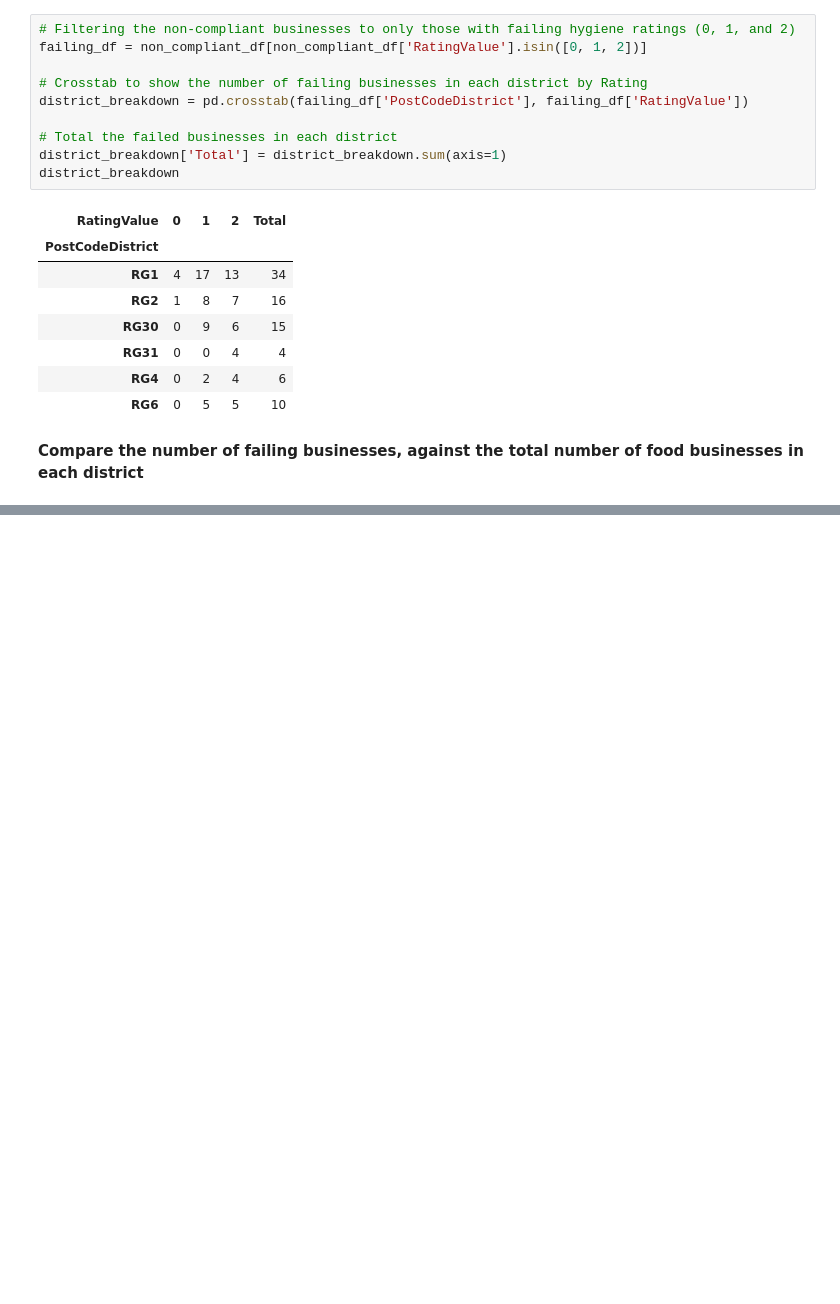
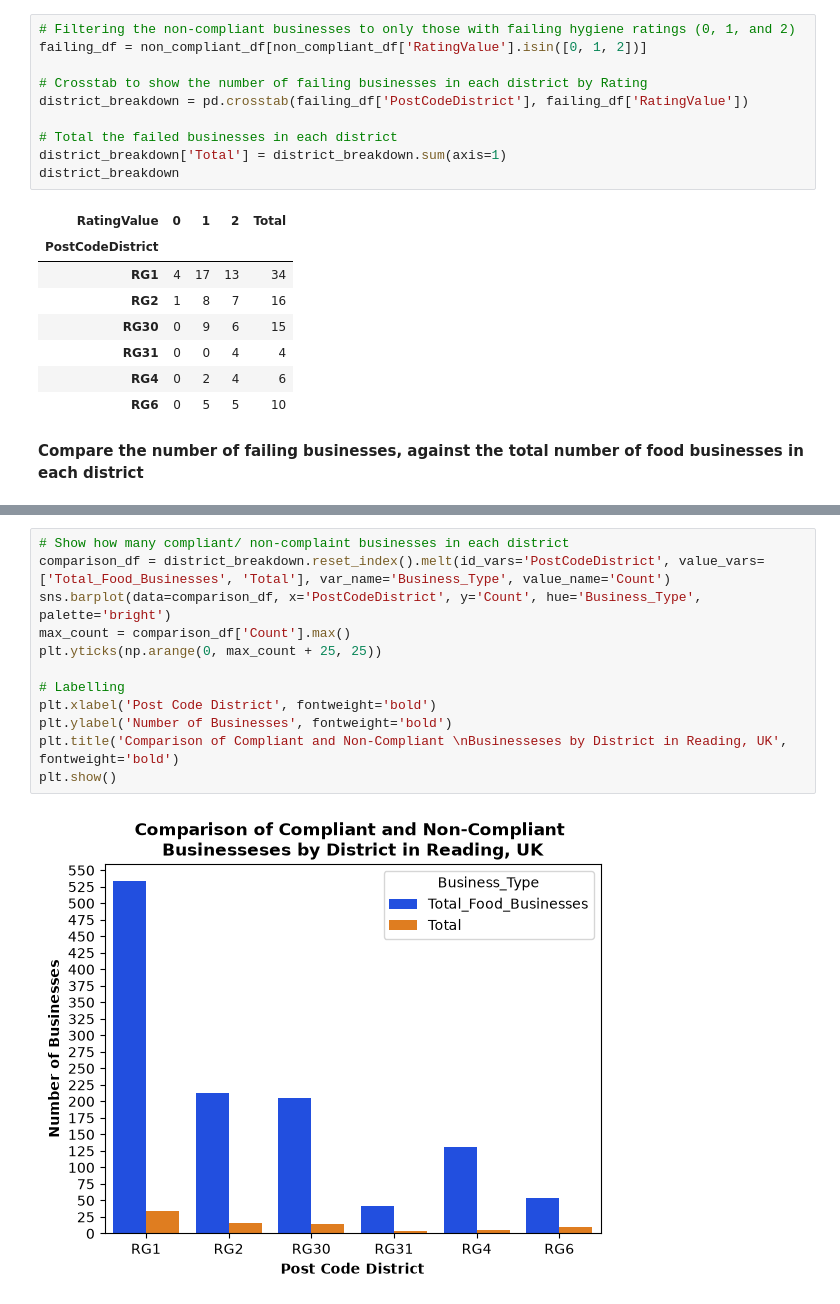
Before and after one commit to danb160/reading_food_hygiene_analysis, a Jupyter notebook: jupyter_notebooks/rfh_analysis_and_visualisations.ipynb, the cells around one changed output, grey strips where cells are left out. Saved outputs shown, nothing was run; the diff lists cells and outputs as text; blank space fills up the shorter version.

```diff
--- a/jupyter_notebooks/rfh_analysis_and_visualisations.ipynb
+++ b/jupyter_notebooks/rfh_analysis_and_visualisations.ipynb
@@ -382,0 +398,14 @@ district_breakdown
+# %%
+# Show how many compliant/ non-complaint businesses in each district
+comparison_df = district_breakdown.reset_index().melt(id_vars='PostCodeDistrict', value_vars=['Total_Food_Businesses', 'Total'], var_name='Business_Type', value_name='Count')
+sns.barplot(data=comparison_df, x='PostCodeDistrict', y='Count', hue='Business_Type', palette='bright')
+max_count = comparison_df['Count'].max()
+plt.yticks(np.arange(0, max_count + 25, 25))
+
+# Labelling
+plt.xlabel('Post Code District', fontweight='bold')
+plt.ylabel('Number of Businesses', fontweight='bold')
+plt.title('Comparison of Compliant and Non-Compliant \nBusinesseses by District in Reading, UK', fontweight='bold')
+plt.show()
+# %% [output]
+[figure, added]
```
Also changed, not shown: parts of 3 cells of this notebook.
